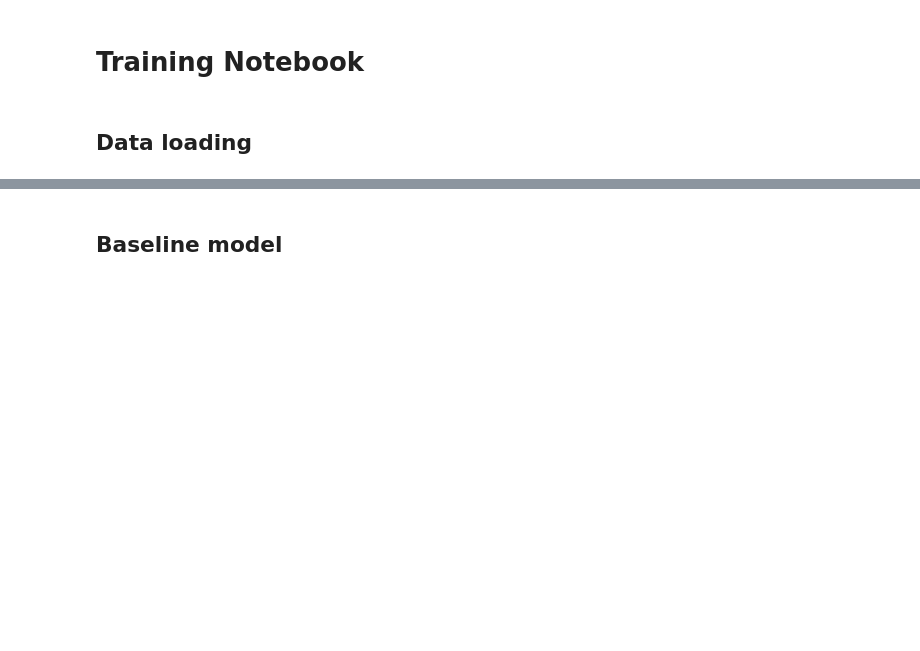
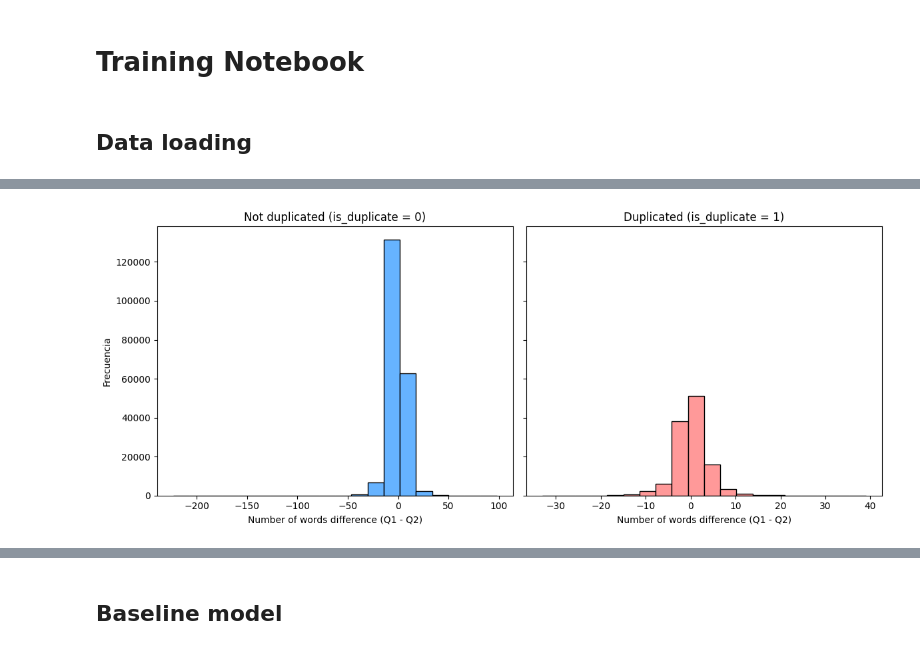
Before and after one commit to alvarosg285/NLP_quora_challenge, a Jupyter notebook: train_models.ipynb, the cells around one changed output, grey strips where cells are left out. Cells and saved outputs as stored; diff of their text form; code cells hidden in the pictures; blank space fills up the shorter version.

```diff
--- a/train_models.ipynb
+++ b/train_models.ipynb
@@ -11,0 +63,25 @@ import utils
+# %%
+import matplotlib.pyplot as plt
+
+copy_df = quora_df.copy()
+
+copy_df['word_diff'] = copy_df['question1'].apply(lambda x: len(str(x).split())) - \
+                       copy_df['question2'].apply(lambda x: len(str(x).split()))
+
+fig, axes = plt.subplots(1, 2, figsize=(12, 5), sharey=True)
+
+# Graph for is_duplicated = 0
+axes[0].hist(copy_df[copy_df['is_duplicate'] == 0]['word_diff'], bins=20, color=colors[0], edgecolor='black')
+axes[0].set_title('Not duplicated (is_duplicate = 0)')
+axes[0].set_xlabel('Number of words difference (Q1 - Q2)')
+axes[0].set_ylabel('Frecuencia')
+
+# Graph for is_duplicated = 1
+axes[1].hist(copy_df[copy_df['is_duplicate'] == 1]['word_diff'], bins=20, color=colors[1], edgecolor='black')
+axes[1].set_title('Duplicated (is_duplicate = 1)')
+axes[1].set_xlabel('Number of words difference (Q1 - Q2)')
+
+plt.tight_layout()
+plt.show()
+# %% [output]
+[figure, added]
```
Also changed, not shown: parts of 8 cells of this notebook, 2 other files.
